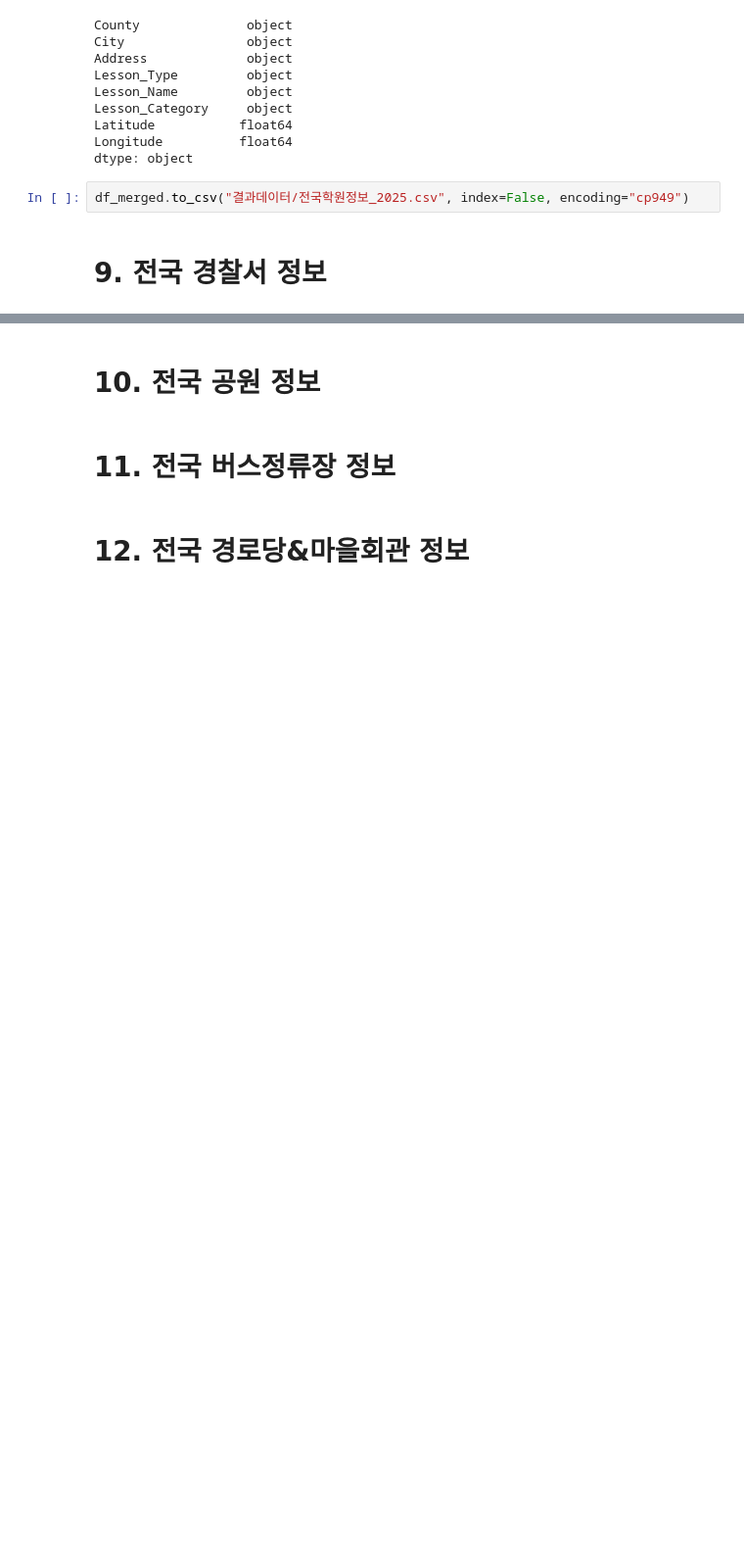
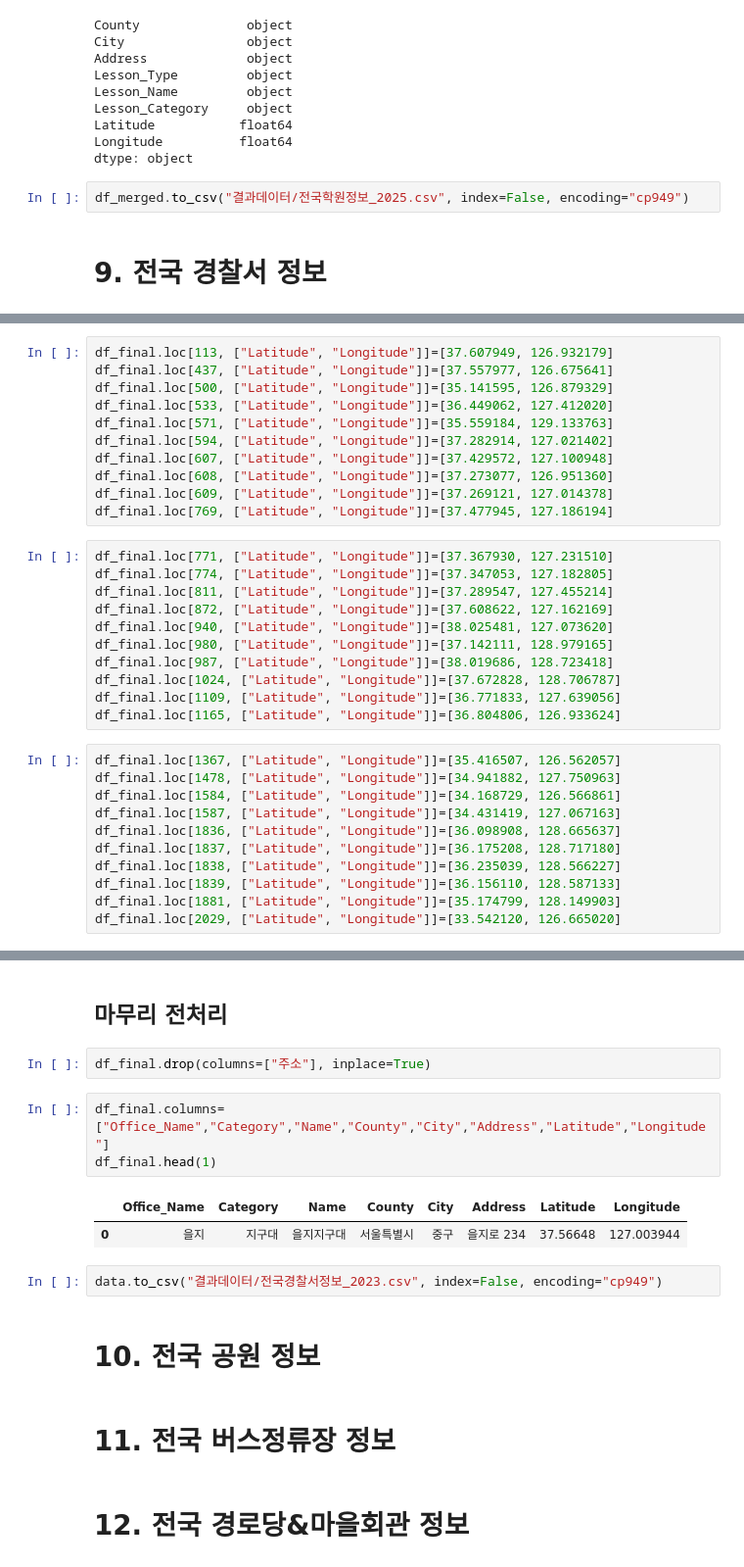
Before and after one commit to DGU-BAF/BAF-25-1-Marketing, a Jupyter notebook: 전처리_통합/데이터전처리_총집합.ipynb, the cells around one changed output, grey strips where cells are left out. Shown: that part at 98% size. Drawn from its saved outputs; the diff is of its cells as text; blank space fills up the shorter version.

```diff
--- a/전처리_통합/데이터전처리_총집합.ipynb
+++ b/전처리_통합/데이터전처리_총집합.ipynb
@@ -2136,0 +2285,33 @@ df_merged.to_csv("결과데이터/전국학원정보_2025.csv", index=False, enc
+# %%
+df_final.loc[113, ["Latitude", "Longitude"]]=[37.607949, 126.932179]
+df_final.loc[437, ["Latitude", "Longitude"]]=[37.557977, 126.675641]
+df_final.loc[500, ["Latitude", "Longitude"]]=[35.141595, 126.879329]
+df_final.loc[533, ["Latitude", "Longitude"]]=[36.449062, 127.412020]
+df_final.loc[571, ["Latitude", "Longitude"]]=[35.559184, 129.133763]
+df_final.loc[594, ["Latitude", "Longitude"]]=[37.282914, 127.021402]
+df_final.loc[607, ["Latitude", "Longitude"]]=[37.429572, 127.100948]
+df_final.loc[608, ["Latitude", "Longitude"]]=[37.273077, 126.951360]
+df_final.loc[609, ["Latitude", "Longitude"]]=[37.269121, 127.014378]
+df_final.loc[769, ["Latitude", "Longitude"]]=[37.477945, 127.186194]
+# %%
+df_final.loc[771, ["Latitude", "Longitude"]]=[37.367930, 127.231510]
+df_final.loc[774, ["Latitude", "Longitude"]]=[37.347053, 127.182805]
+df_final.loc[811, ["Latitude", "Longitude"]]=[37.289547, 127.455214]
+df_final.loc[872, ["Latitude", "Longitude"]]=[37.608622, 127.162169]
+df_final.loc[940, ["Latitude", "Longitude"]]=[38.025481, 127.073620]
+df_final.loc[980, ["Latitude", "Longitude"]]=[37.142111, 128.979165]
+df_final.loc[987, ["Latitude", "Longitude"]]=[38.019686, 128.723418]
+df_final.loc[1024, ["Latitude", "Longitude"]]=[37.672828, 128.706787]
+df_final.loc[1109, ["Latitude", "Longitude"]]=[36.771833, 127.639056]
+df_final.loc[1165, ["Latitude", "Longitude"]]=[36.804806, 126.933624]
+# %%
+df_final.loc[1367, ["Latitude", "Longitude"]]=[35.416507, 126.562057]
+df_final.loc[1478, ["Latitude", "Longitude"]]=[34.941882, 127.750963]
+df_final.loc[1584, ["Latitude", "Longitude"]]=[34.168729, 126.566861]
+df_final.loc[1587, ["Latitude", "Longitude"]]=[34.431419, 127.067163]
+df_final.loc[1836, ["Latitude", "Longitude"]]=[36.098908, 128.665637]
+df_final.loc[1837, ["Latitude", "Longitude"]]=[36.175208, 128.717180]
+df_final.loc[1838, ["Latitude", "Longitude"]]=[36.235039, 128.566227]
+df_final.loc[1839, ["Latitude", "Longitude"]]=[36.156110, 128.587133]
+df_final.loc[1881, ["Latitude", "Longitude"]]=[35.174799, 128.149903]
+df_final.loc[2029, ["Latitude", "Longitude"]]=[33.542120, 126.665020]
@@ -2137,3 +2331,15 @@ df_merged.to_csv("결과데이터/전국학원정보_2025.csv", index=False, enc
+# %% [markdown]
+## 마무리 전처리
+# %%
+df_final.drop(columns=["주소"], inplace=True)
+# %%
+df_final.columns=["Office_Name","Category","Name","County","City","Address","Latitude","Longitude"]
+df_final.head(1)
+# %% [output]
+|  | Office_Name | Category | Name | County | City | Address | Latitude | Longitude |
+| 0 | 을지 | 지구대 | 을지지구대 | 서울특별시 | 중구 | 을지로 234 | 37.56648 | 127.003944 |
+# %%
+data.to_csv("결과데이터/전국경찰서정보_2023.csv", index=False, encoding="cp949")
 # %% [markdown]
 # 10. 전국 공원 정보
 # %% [markdown]
```
Also changed, not shown: parts of 22 cells of this notebook, 2 other files.
